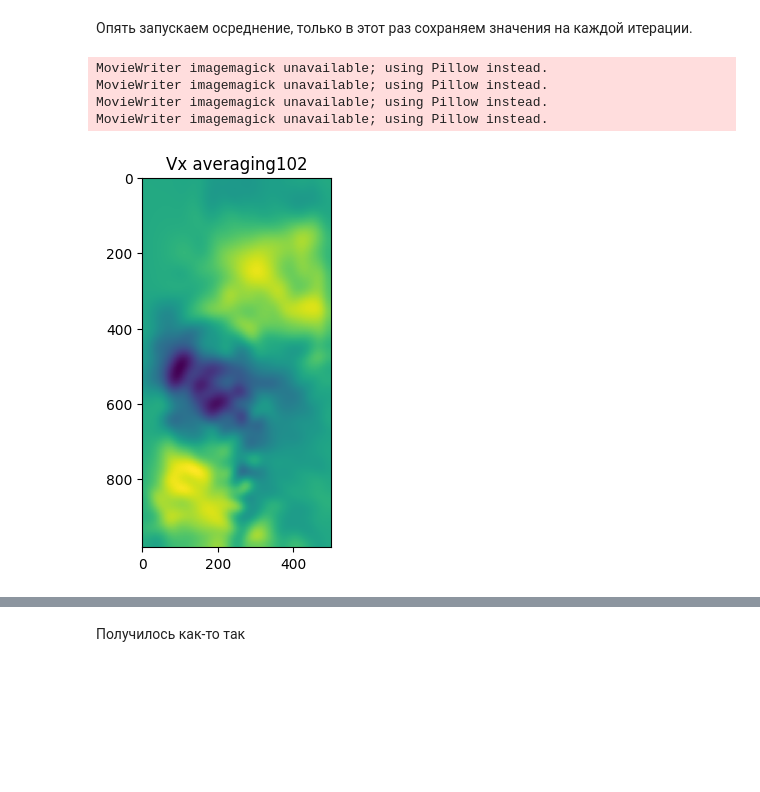
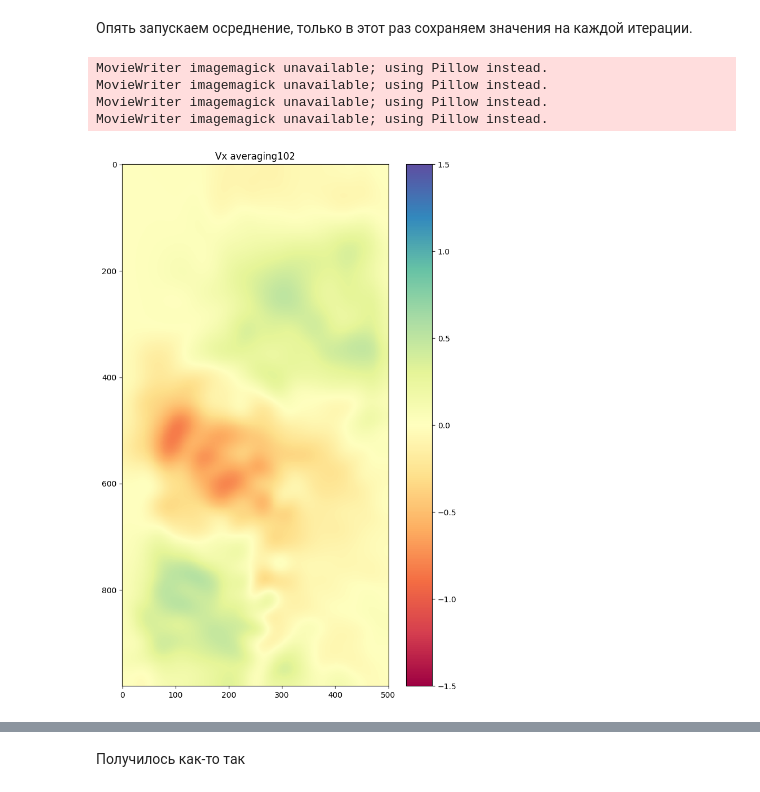
Before and after one commit to germanFid/FieldAveraging, a Jupyter notebook: playground.ipynb, the cells around one changed output, grey strips where cells are left out. Drawn from its saved outputs; the diff is of its cells as text; code cells hidden in the pictures; blank space fills up the shorter version.

```diff
--- a/playground.ipynb
+++ b/playground.ipynb
@@ -235,29 +254,35 @@ for i in range(100):
 # %%
 import matplotlib.pyplot as plt
-from matplotlib.animation import ArtistAnimation
+from matplotlib.animation import FuncAnimation
 
-def create_gif(data, filename, name='', duration=100):
-    fig, ax = plt.subplots()
+def create_gif(data, filename, name='', duration=100, vmin=None, vmax=None, figsize=(8,10)):
+    fig, ax = plt.subplots(figsize=figsize)
+    im = ax.imshow(data[0], cmap='Spectral', interpolation='none', vmin=vmin, vmax=vmax)
+    ax.set_title(name + str(1), fontsize=14)) # add name to the title of the figure
+    fig.colorbar(im)  # add colorbar to the figure
     animations = []
-    i = 0
-    try:
-        for d in data:
-            i += 1
-            im = ax.imshow(d, cmap='viridis', interpolation='nearest')
-            ax.set_title(name + str(i)) # add name to the title of the figure
-            animations.append([im])
-        ani = ArtistAnimation(fig, animations, interval=duration, blit=True)
-        ani.save(filename, writer='imagemagick')
-    except Exception as e:
-        print(str(e))
+
+    def update(i):
+        im.set_data(data[i])
+        ax.set_title(name + str(i + 1))
+        return [im]
+
+    ani = FuncAnimation(fig, update, frames=len(data), interval=duration, blit=True)
+    ani.save(filename, writer='imagemagick')
 # %%
-create_gif(figure1, 'figure1.gif', name='Vx averaging', duration=40)
-create_gif(figure2, 'figure2.gif', name='Vy averaging', duration=40)
-create_gif(figure3, 'figure3.gif', name='Vz averaging', duration=40)
-create_gif(figure4, 'figure4.gif', name="module V's averaging", duration=40)
+# Set normalization
+normalize = [-1.5, 1.5]
+
+# Set duration
+frame_dur = 80
+
+create_gif(figure1, 'figure1.gif', name='Vx averaging', duration=frame_dur, vmin = normalize[0], vmax = normalize[1])
+create_gif(figure2, 'figure2.gif', name='Vy averaging', duration=frame_dur, vmin = normalize[0], vmax = normalize[1])
+create_gif(figure3, 'figure3.gif', name='Vz averaging', duration=frame_dur, vmin = normalize[0], vmax = normalize[1])
+create_gif(figure4, 'figure4.gif', name="module V's averaging", duration=frame_dur, vmin = normalize[0], vmax = normalize[1])
 # %% [output]
 MovieWriter imagemagick unavailable; using Pillow instead.
 MovieWriter imagemagick unavailable; using Pillow instead.
 MovieWriter imagemagick unavailable; using Pillow instead.
 MovieWriter imagemagick unavailable; using Pillow instead.
-[figure, old version]
+[figure, new version]
```
Also changed, not shown: parts of 4 cells of this notebook.
